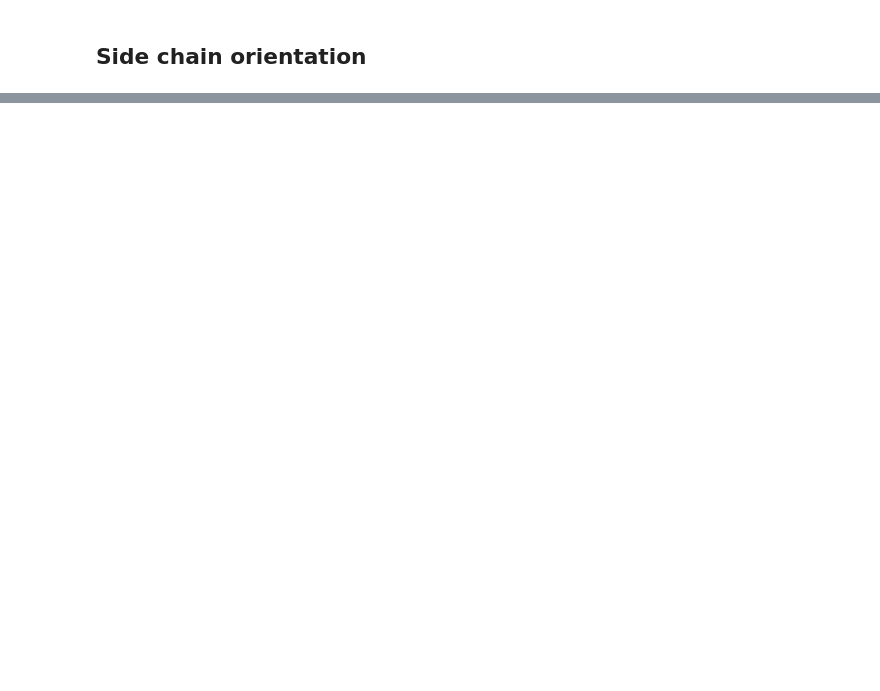
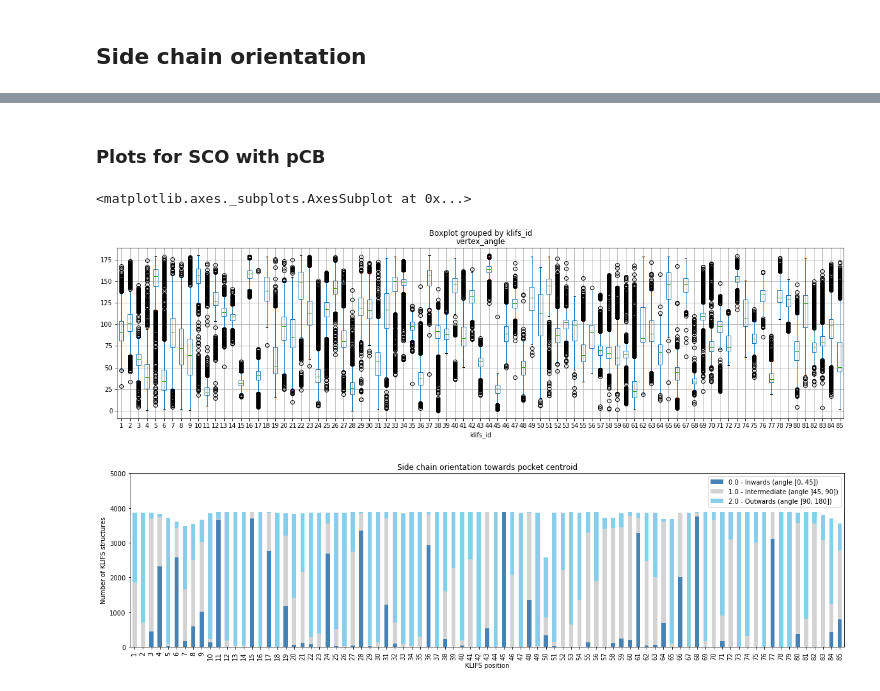
Before and after one commit to volkamerlab/kissim, a Jupyter notebook: examples/notebooks/side_chain_orientation.ipynb, the cells around one changed output, grey strips where cells are left out. Drawn from its saved outputs; the diff is of its cells as text; code cells hidden in the pictures; blank space fills up the shorter version.

```diff
--- a/examples/notebooks/side_chain_orientation.ipynb
+++ b/examples/notebooks/side_chain_orientation.ipynb
@@ -122,0 +133,9 @@ sequence.apply(lambda x: x=='G').apply(lambda x: sum(x)).plot(kind='bar', ax=ax)
+# %% [markdown]
+### Plots for SCO with pCB
+# %%
+plot_sco_boxplot(sco)
+plot_sco_barplot(sco)
+# %% [output]
+<matplotlib.axes._subplots.AxesSubplot at 0x...>
+[figure, added]
+[figure, added]
```
Also changed, not shown: parts of 45 cells of this notebook, 1 other file.
